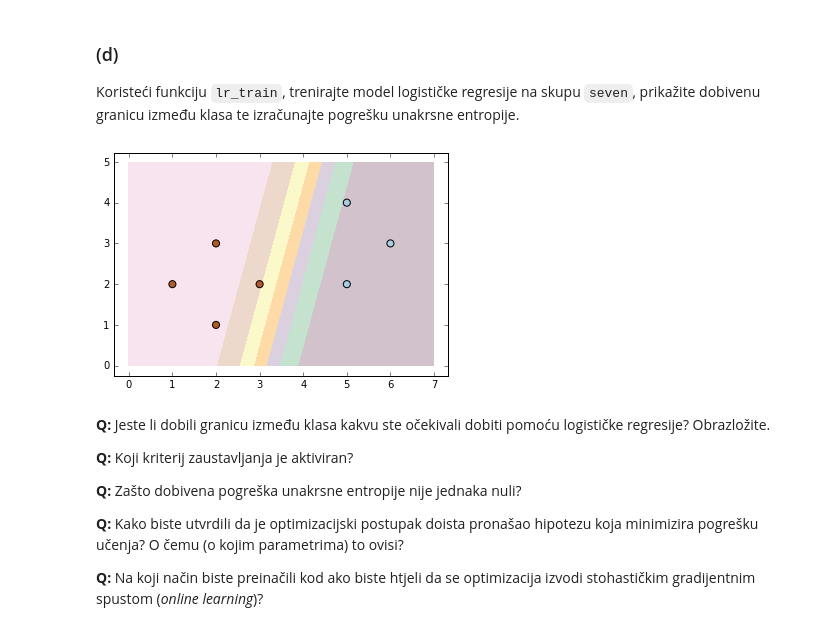
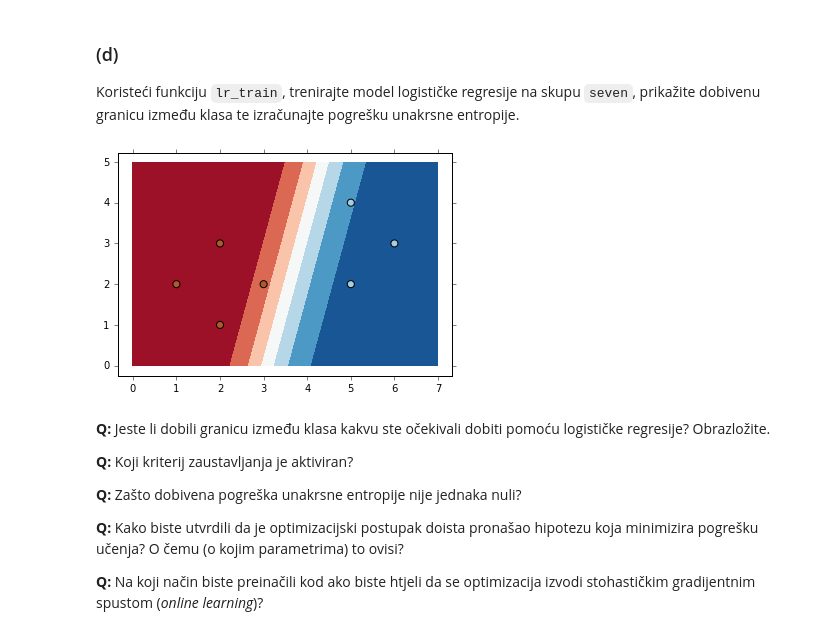
Before and after one commit to antifriz/sedmestar, a Jupyter notebook: su/lab4/SU-2015-LAB3.ipynb, the cells around one changed output. Saved outputs shown, nothing was run; the diff lists cells and outputs as text; code cells hidden in the pictures.

```diff
--- a/su/lab4/SU-2015-LAB3.ipynb
+++ b/su/lab4/SU-2015-LAB3.ipynb
@@ -60,7 +63,7 @@ def plot_problem(X, y, h=None, surfaces=True) :
         # Put the result into a color plot
         Z = Z.reshape(xx.shape)
         if surfaces :
-            plt.contourf(xx, yy, Z, cmap=plt.cm.Pastel1)
+            plt.contourf(xx, yy, 1-Z, cmap=plt.cm.RdBu)
         else :
             plt.contour(xx, yy, Z)
     # Plot the dataset
@@ -123,7 +126,7 @@ def lr_train(X, y, eta=0.01, max_iter=2000, alpha=0, epsilon=0.0001, trace=False
         if trace:
             traced.append(w.copy())
         step += 1
-    return (w, traced) if trace else w
+    return (w, np.array(traced)) if trace else w
 
 def lr_h(x, w):
     return sigm(x.dot(w[1:])+w[0])
@@ -139,10 +142,11 @@ Definirajte fukciju `cross_entropy_error(X,y,w)` koja izračunava pogrešku unak
 Koristeći funkciju `lr_train`, trenirajte model logističke regresije na skupu `seven`, prikažite dobivenu granicu između klasa te  izračunajte pogrešku unakrsne entropije.
 # %%
 w, trace = lr_train(seven_X,seven_y,trace=True)
-
-plot_problem(seven_X, seven_y, lambda x: sigm(x.dot(w[1:])+w[0]))
+def plot_me_nicely(X,y,w):
+    plot_problem(X, y, lambda x: sigm(x.dot(w[1:])+w[0])), plt.show();
+plot_me_nicely(seven_X,seven_y,w)
 # %% [output]
-[figure, old version]
+[figure, new version]
 # %% [markdown]
 **Q:** Jeste li dobili granicu između klasa kakvu ste očekivali dobiti pomoću logističke regresije? Obrazložite.
 
```
Also changed, not shown: parts of 13 cells of this notebook.
